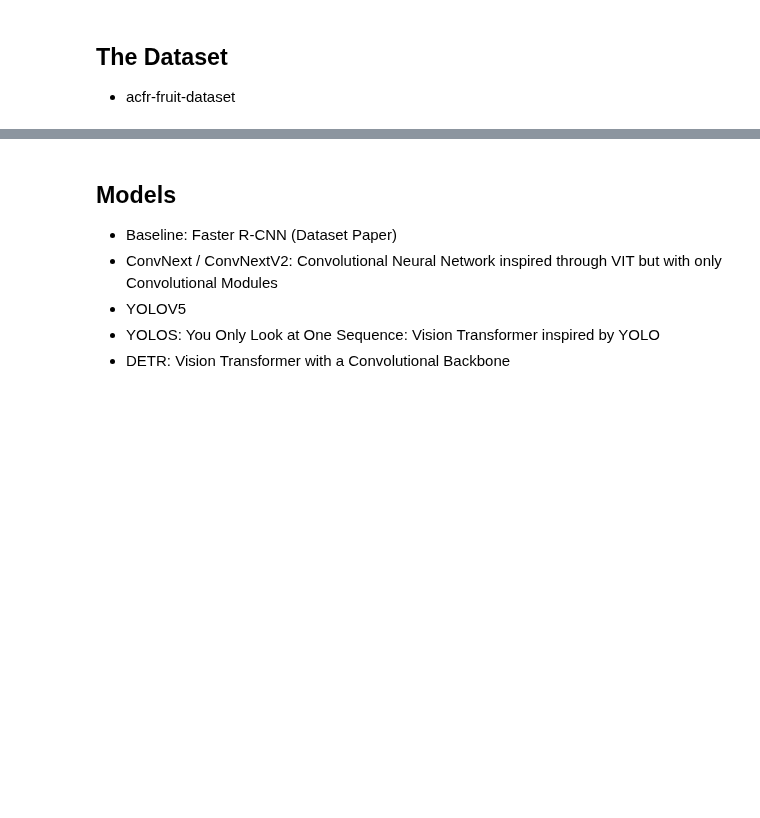
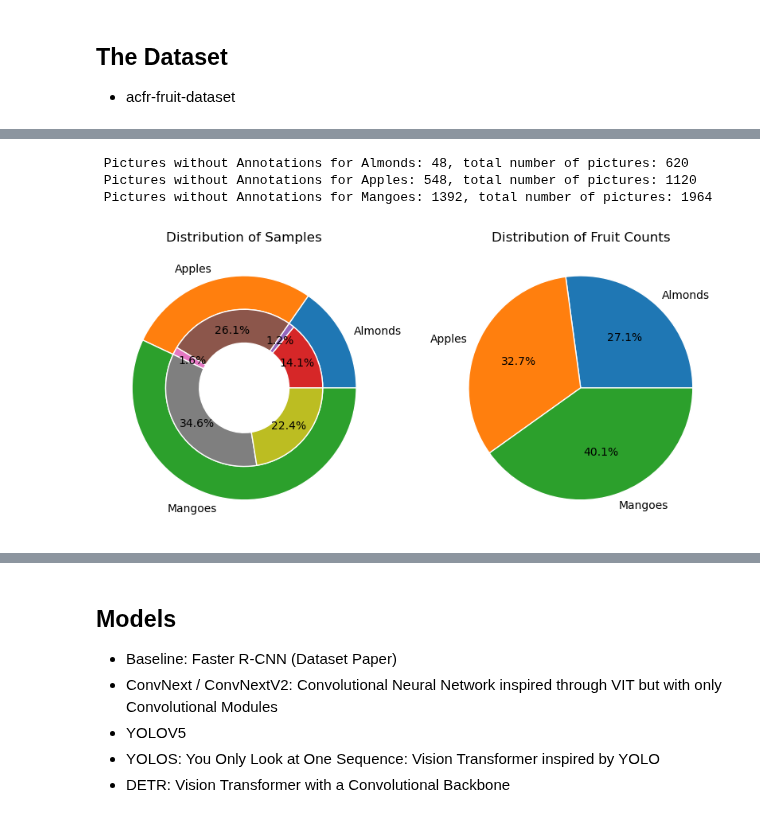
Before and after one commit to lkno0705/IndustrialApplicationsofAI, a Jupyter notebook: primary-sector/practical-agriculture/Yield_Estimation_for_Orchards.ipynb, the cells around one changed output, grey strips where cells are left out. Drawn from its saved outputs; the diff is of its cells as text; code cells hidden in the pictures; blank space fills up the shorter version.

Commit message:
Add Dataset analysis

```diff
--- a/primary-sector/practical-agriculture/Yield_Estimation_for_Orchards.ipynb
+++ b/primary-sector/practical-agriculture/Yield_Estimation_for_Orchards.ipynb
@@ -11,0 +30,21 @@
+# %%
+dataset = {
+    "almonds": {
+        "global_df": build_annotation_dataframe(path="datasets/acfr-fruit-dataset/almonds/annotations"),
+        "train_ids": pd.read_csv("datasets/acfr-fruit-dataset/almonds/sets/train.txt", names=["picture_id"]).picture_id.astype("string"),
+        "test_ids": pd.read_csv("datasets/acfr-fruit-dataset/almonds/sets/test.txt", names=["picture_id"]).picture_id.astype("string"),
+        "val_ids": pd.read_csv("datasets/acfr-fruit-dataset/almonds/sets/val.txt", names=["picture_id"]).picture_id.astype("string")
+    },
+    "apples": {
+        "global_df": build_annotation_dataframe(path="datasets/acfr-fruit-dataset/apples/annotations"),
+        "train_ids": pd.read_csv("datasets/acfr-fruit-dataset/apples/sets/train.txt", names=["picture_id"]).picture_id.astype("string"),
+        "test_ids": pd.read_csv("datasets/acfr-fruit-dataset/apples/sets/test.txt", names=["picture_id"]).picture_id.astype("string"),
+        "val_ids": pd.read_csv("datasets/acfr-fruit-dataset/apples/sets/val.txt", names=["picture_id"]).picture_id.astype("string")
+    },
+    "mangoes": {
+        "global_df": build_annotation_dataframe(path="datasets/acfr-fruit-dataset/mangoes/annotations"),
+        "train_ids": pd.read_csv("datasets/acfr-fruit-dataset/mangoes/sets/train.txt", names=["picture_id"]).picture_id.astype("string"),
+        "test_ids": pd.read_csv("datasets/acfr-fruit-dataset/mangoes/sets/test.txt", names=["picture_id"]).picture_id.astype("string"),
+        "val_ids": pd.read_csv("datasets/acfr-fruit-dataset/mangoes/sets/val.txt", names=["picture_id"]).picture_id.astype("string")
+    }
+}
@@ -11,0 +67,28 @@
+# %%
+print(f" Pictures without Annotations for Almonds: {len(listdir('datasets/acfr-fruit-dataset/almonds/annotations/')) - len(dataset['almonds']['global_df'].picture_id.unique())}, total number of pictures: {len(listdir('datasets/acfr-fruit-dataset/almonds/annotations/'))}")
+print(f" Pictures without Annotations for Apples: {len(listdir('datasets/acfr-fruit-dataset/apples/annotations/')) - len(dataset['almonds']['global_df'].picture_id.unique())}, total number of pictures: {len(listdir('datasets/acfr-fruit-dataset/apples/annotations/'))}")
+print(f" Pictures without Annotations for Mangoes: {len(listdir('datasets/acfr-fruit-dataset/mangoes/annotations/')) - len(dataset['almonds']['global_df'].picture_id.unique())}, total number of pictures: {len(listdir('datasets/acfr-fruit-dataset/mangoes/annotations/'))}")
+# %% [output]
+ Pictures without Annotations for Almonds: 48, total number of pictures: 620
+ Pictures without Annotations for Apples: 548, total number of pictures: 1120
+ Pictures without Annotations for Mangoes: 1392, total number of pictures: 1964
+# %%
+import matplotlib.pyplot as plt
+import numpy as np
+x_pictures = np.array([
+    [len(dataset["almonds"]["global_df"].picture_id.unique()), len(listdir('datasets/acfr-fruit-dataset/almonds/annotations/')) - len(dataset["almonds"]["global_df"].picture_id.unique())],
+    [len(dataset["apples"]["global_df"].picture_id.unique()), len(listdir('datasets/acfr-fruit-dataset/apples/annotations/')) - len(dataset["apples"]["global_df"].picture_id.unique())],
+    [len(dataset["mangoes"]["global_df"].picture_id.unique()), len(listdir('datasets/acfr-fruit-dataset/mangoes/annotations/')) - len(dataset["apples"]["global_df"].picture_id.unique())]
+])
+x_fruits = [len(dataset["almonds"]["global_df"]), len(dataset["apples"]["global_df"]), len(dataset["mangoes"]["global_df"])]
+labels = ["Almonds", "Apples", "Mangoes"]
+size = 0.3
+fig, ax = plt.subplots(1,2, figsize=(10,5))
+ax[0].pie(x_pictures.sum(axis=1), radius=1, labels=labels, wedgeprops=dict(width=0.3, edgecolor='w'))
+ax[0].pie(x_pictures.flatten(), radius=1-size, autopct='%1.1f%%',wedgeprops=dict(width=0.3, edgecolor='w'), pctdistance=0.75)
+ax[0].set_title("Distribution of Samples")
+ax[1].pie(x_fruits, labels=labels, autopct='%1.1f%%', wedgeprops=(dict(edgecolor='w')))
+ax[1].set_title("Distribution of Fruit Counts")
+plt.show()
+# %% [output]
+[figure, added]
```
Also changed, not shown: parts of 8 cells of this notebook.
